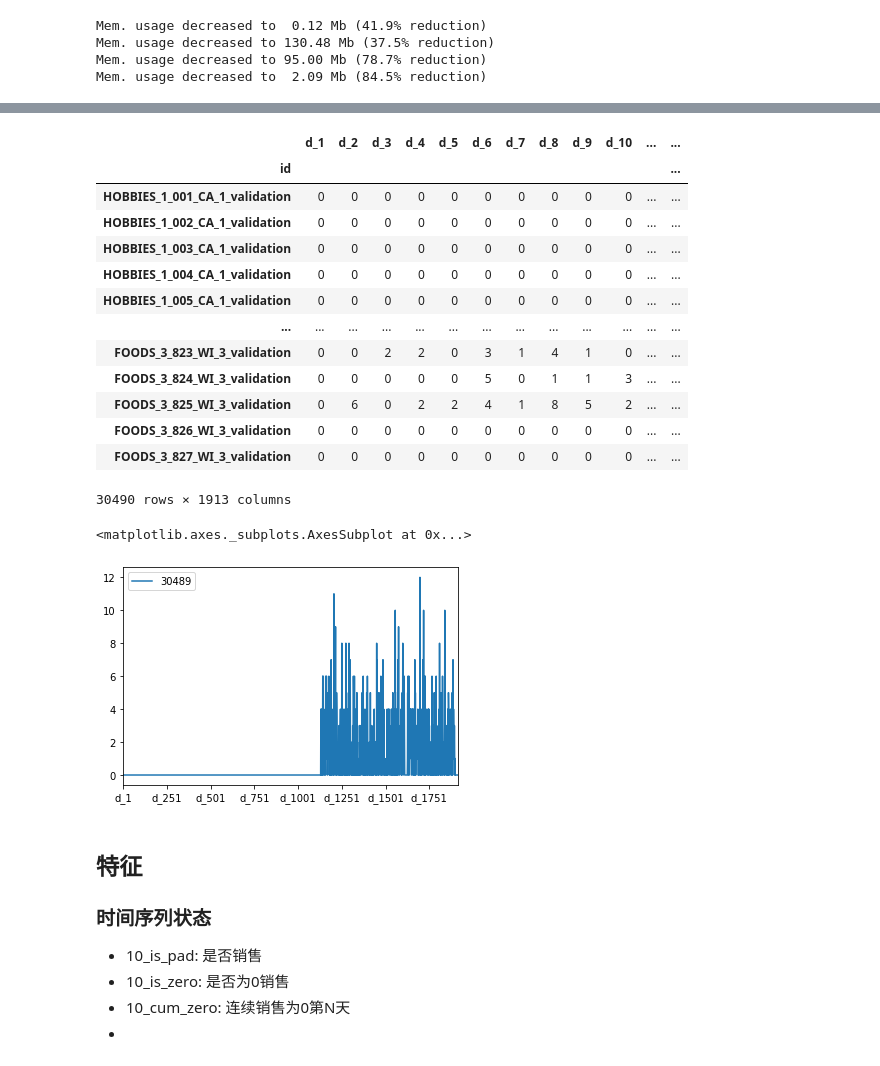
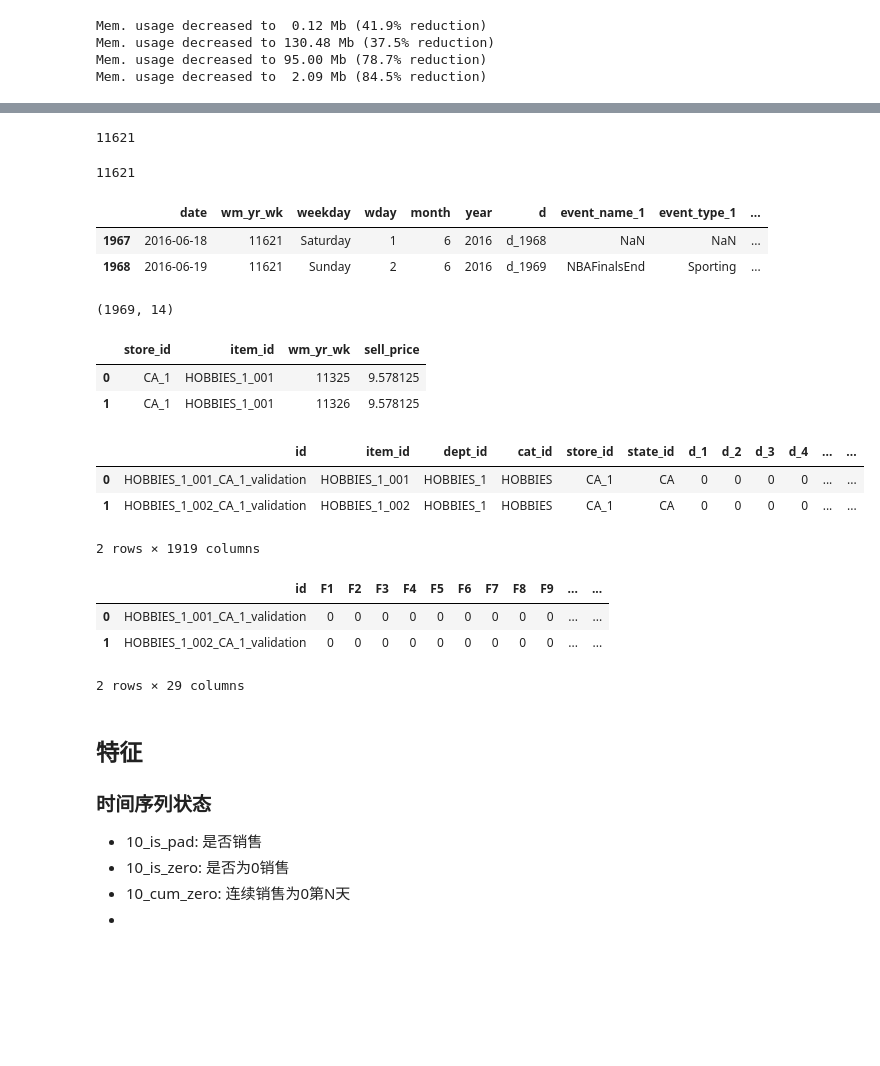
Before and after one commit to Relevation-143/Deep-Time-Series-Prediction, a Jupyter notebook: m5-wavenet.ipynb, the cells around one changed output, grey strips where cells are left out. Saved outputs shown, nothing was run; the diff lists cells and outputs as text; code cells hidden in the pictures; blank space fills up the shorter version.

```diff
--- a/m5-wavenet.ipynb
+++ b/m5-wavenet.ipynb
@@ -64,25 +211,41 @@ plt.plot(np.sort(start_idx))
-# %%
-sale[['id']+day_cols].groupby('id').apply(lambda x: np.argmin(x, axis=1))
-# %% [output]
-|  | d_1 | d_2 | d_3 | d_4 | d_5 | d_6 | d_7 | d_8 | d_9 | d_10 | ... | ... |
-| id |  |  |  |  |  |  |  |  |  |  |  | ... |
-| HOBBIES_1_001_CA_1_validation | 0 | 0 | 0 | 0 | 0 | 0 | 0 | 0 | 0 | 0 | ... | ... |
-| HOBBIES_1_002_CA_1_validation | 0 | 0 | 0 | 0 | 0 | 0 | 0 | 0 | 0 | 0 | ... | ... |
-| HOBBIES_1_003_CA_1_validation | 0 | 0 | 0 | 0 | 0 | 0 | 0 | 0 | 0 | 0 | ... | ... |
-| HOBBIES_1_004_CA_1_validation | 0 | 0 | 0 | 0 | 0 | 0 | 0 | 0 | 0 | 0 | ... | ... |
-| HOBBIES_1_005_CA_1_validation | 0 | 0 | 0 | 0 | 0 | 0 | 0 | 0 | 0 | 0 | ... | ... |
-| ... | ... | ... | ... | ... | ... | ... | ... | ... | ... | ... | ... | ... |
-| FOODS_3_823_WI_3_validation | 0 | 0 | 2 | 2 | 0 | 3 | 1 | 4 | 1 | 0 | ... | ... |
-| FOODS_3_824_WI_3_validation | 0 | 0 | 0 | 0 | 0 | 5 | 0 | 1 | 1 | 3 | ... | ... |
-| FOODS_3_825_WI_3_validation | 0 | 6 | 0 | 2 | 2 | 4 | 1 | 8 | 5 | 2 | ... | ... |
-| FOODS_3_826_WI_3_validation | 0 | 0 | 0 | 0 | 0 | 0 | 0 | 0 | 0 | 0 | ... | ... |
-| FOODS_3_827_WI_3_validation | 0 | 0 | 0 | 0 | 0 | 0 | 0 | 0 | 0 | 0 | ... | ... |
-30490 rows × 1913 columns
-# %%
-sale[sale.id == "FOODS_3_827_WI_3_validation"][day_cols].T.plot()
-# %% [output]
-<matplotlib.axes._subplots.AxesSubplot at 0x...>
-[figure, removed]
+# %%
+calendar.wm_yr_wk.max()
+# %% [output]
+11621
+# %%
+price.wm_yr_wk.max()
+# %% [output]
+11621
+# %%
+calendar[calendar.wm_yr_wk == 11621]
+# %% [output]
+|  | date | wm_yr_wk | weekday | wday | month | year | d | event_name_1 | event_type_1 | ... |
+| 1967 | 2016-06-18 | 11621 | Saturday | 1 | 6 | 2016 | d_1968 | NaN | NaN | ... |
+| 1968 | 2016-06-19 | 11621 | Sunday | 2 | 6 | 2016 | d_1969 | NBAFinalsEnd | Sporting | ... |
+# %%
+calendar.shape
+# %% [output]
+(1969, 14)
+# %%
+price.head(2)
+# %% [output]
+|  | store_id | item_id | wm_yr_wk | sell_price |
+| 0 | CA_1 | HOBBIES_1_001 | 11325 | 9.578125 |
+| 1 | CA_1 | HOBBIES_1_001 | 11326 | 9.578125 |
+# %%
+sale.head(2)
+# %% [output]
+|  | id | item_id | dept_id | cat_id | store_id | state_id | d_1 | d_2 | d_3 | d_4 | ... | ... |
+| 0 | HOBBIES_1_001_CA_1_validation | HOBBIES_1_001 | HOBBIES_1 | HOBBIES | CA_1 | CA | 0 | 0 | 0 | 0 | ... | ... |
+| 1 | HOBBIES_1_002_CA_1_validation | HOBBIES_1_002 | HOBBIES_1 | HOBBIES | CA_1 | CA | 0 | 0 | 0 | 0 | ... | ... |
+2 rows × 1919 columns
+# %%
+submission.head(2)
+# %% [output]
+|  | id | F1 | F2 | F3 | F4 | F5 | F6 | F7 | F8 | F9 | ... | ... |
+| 0 | HOBBIES_1_001_CA_1_validation | 0 | 0 | 0 | 0 | 0 | 0 | 0 | 0 | 0 | ... | ... |
+| 1 | HOBBIES_1_002_CA_1_validation | 0 | 0 | 0 | 0 | 0 | 0 | 0 | 0 | 0 | ... | ... |
+2 rows × 29 columns
 # %% [markdown]
 ## 特征
 
```
Also changed, not shown: parts of 21 cells of this notebook.
